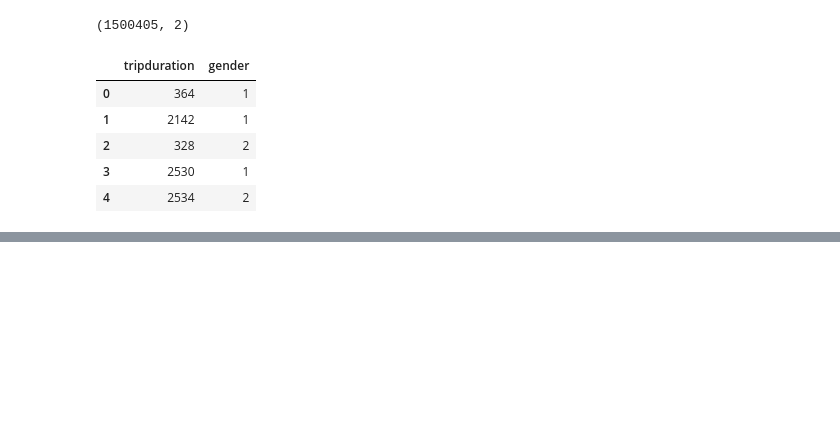
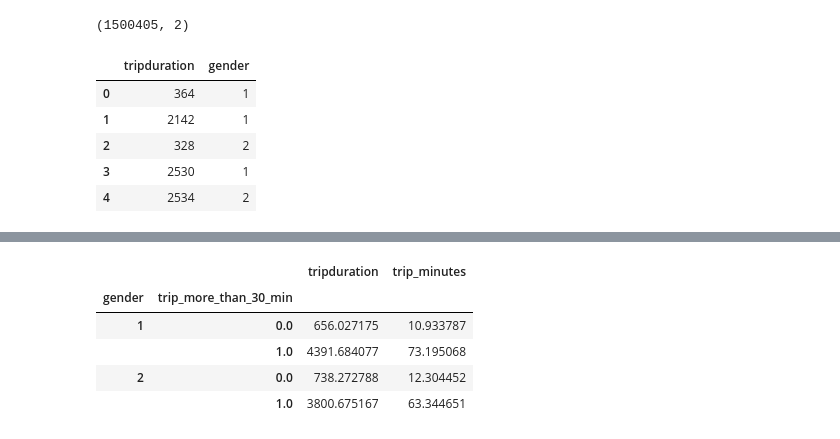
Before and after one commit to picniclin/PUI2017_yl5240, a Jupyter notebook: HW3_yl5240/HW3_assignment2.ipynb, the cells around one changed output, grey strips where cells are left out. Saved outputs shown, nothing was run; the diff lists cells and outputs as text; code cells hidden in the pictures; blank space fills up the shorter version.

```diff
--- a/HW3_yl5240/HW3_assignment2.ipynb
+++ b/HW3_yl5240/HW3_assignment2.ipynb
@@ -121,3 +130,12 @@ df1[['gender', 'trip_more_than_30_min']].head()
+# %%
+df1.groupby(by = ['gender','trip_more_than_30_min']).mean()
+# %% [output]
+|  |  | tripduration | trip_minutes |
+| gender | trip_more_than_30_min |  |  |
+| 1 | 0.0 | 656.027175 | 10.933787 |
+|  | 1.0 | 4391.684077 | 73.195068 |
+| 2 | 0.0 | 738.272788 | 12.304452 |
+|  | 1.0 | 3800.675167 | 63.344651 |
 # %%
 counts_w = df1['trip_more_than_30_min'][df.gender == 2].groupby([df1['trip_more_than_30_min']]).count()
 counts_w
```
Also changed, not shown: parts of 10 cells of this notebook.
